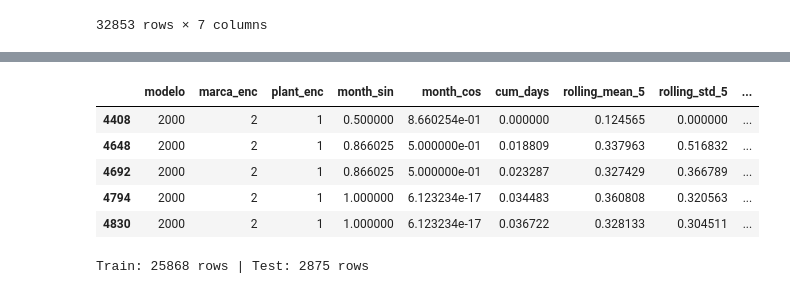
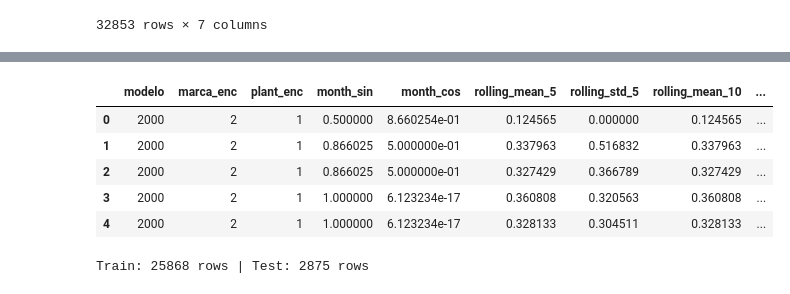
Before and after one commit to DanaGtzDev/gcc, a Jupyter notebook: parametric_aft_model.ipynb, the cells around one changed output, grey strips where cells are left out. Drawn from its saved outputs; the diff is of its cells as text; code cells hidden in the pictures.

```diff
--- a/parametric_aft_model.ipynb
+++ b/parametric_aft_model.ipynb
@@ -49,36 +113,3 @@ df
 # %%
-# --- 3. FEATURE ENGINEERING ---
-# Encode categoricals on the full dataset
-df['marca_enc'] = le_marca.fit_transform(df['marca'].astype(str))
-df['plant_enc'] = le_plant.fit_transform(df['plant'].astype(str))
-
-# Calculate inter-event time (the target) within each equipment group
-df['days_diff'] = df.groupby('equipment')['created_on'].diff().dt.days
-
-# Drop first row of each equipment (no prior event to measure from)
-df = df.dropna(subset=['days_diff'])
-
-# Clip to positive values (AFT requires duration > 0)
-df = df[df['days_diff'] > 0].copy()
-
-# Rolling statistics (computed per-equipment)
-def add_rolling_features(group):
-    log_diff = np.log1p(group['days_diff'])
-    for w in [5, 10, 20, 30]:
-        group[f'rolling_mean_{w}'] = log_diff.rolling(w, min_periods=1).mean()
-        group[f'rolling_std_{w}']  = log_diff.rolling(w, min_periods=1).std().fillna(0)
-    return group
-
-df = df.groupby('equipment', group_keys=False).apply(add_rolling_features)
-
-# Temporal features
-df['month']     = df['created_on'].dt.month
-df['month_sin'] = np.sin(2 * np.pi * df['month'] / 12)
-df['month_cos'] = np.cos(2 * np.pi * df['month'] / 12)
-df['cum_days']  = df.groupby('equipment')['created_on'].transform(
-    lambda x: (x - x.min()).dt.days
-)
-
-print(f"Dataset shape after preprocessing: {df.shape}")
-df[['days_diff']].describe()
+df.head()
 # %% [output]
@@ -101,41 +147,40 @@ feature_cols = [
     'modelo',
     'marca_enc',
     'plant_enc',
     'month_sin',
     'month_cos',
-    'cum_days',
     'rolling_mean_5',
     'rolling_std_5',
     'rolling_mean_10',
     'rolling_std_10',
     'rolling_mean_20',
     'rolling_std_20',
     'rolling_mean_30',
     'rolling_std_30',
 ]
 
 model_df = df[feature_cols + ['days_diff']].copy()
 model_df['event_observed'] = 1  # All events are fully observed
 
 # Normalize continuous covariates (helps optimizer convergence)
-cont_cols = ['cum_days', 'rolling_mean_5', 'rolling_std_5',
+cont_cols = ['rolling_mean_5', 'rolling_std_5',
              'rolling_mean_10', 'rolling_std_10',
              'rolling_mean_20', 'rolling_std_20',
              'rolling_mean_30', 'rolling_std_30']
 
 for col in cont_cols:
     col_range = model_df[col].max() - model_df[col].min()
     if col_range > 0:
         model_df[col] = (model_df[col] - model_df[col].min()) / col_range
 
 model_df.head()
 # %% [output]
-|  | modelo | marca_enc | plant_enc | month_sin | month_cos | cum_days | rolling_mean_5 | rolling_std_5 | ... |
-| 4408 | 2000 | 2 | 1 | 0.500000 | 8.660254e-01 | 0.000000 | 0.124565 | 0.000000 | ... |
-| 4648 | 2000 | 2 | 1 | 0.866025 | 5.000000e-01 | 0.018809 | 0.337963 | 0.516832 | ... |
-| 4692 | 2000 | 2 | 1 | 0.866025 | 5.000000e-01 | 0.023287 | 0.327429 | 0.366789 | ... |
-| 4794 | 2000 | 2 | 1 | 1.000000 | 6.123234e-17 | 0.034483 | 0.360808 | 0.320563 | ... |
-| 4830 | 2000 | 2 | 1 | 1.000000 | 6.123234e-17 | 0.036722 | 0.328133 | 0.304511 | ... |
+|  | modelo | marca_enc | plant_enc | month_sin | month_cos | rolling_mean_5 | rolling_std_5 | rolling_mean_10 | ... |
+| 0 | 2000 | 2 | 1 | 0.500000 | 8.660254e-01 | 0.124565 | 0.000000 | 0.124565 | ... |
+| 1 | 2000 | 2 | 1 | 0.866025 | 5.000000e-01 | 0.337963 | 0.516832 | 0.337963 | ... |
+| 2 | 2000 | 2 | 1 | 0.866025 | 5.000000e-01 | 0.327429 | 0.366789 | 0.327429 | ... |
+| 3 | 2000 | 2 | 1 | 1.000000 | 6.123234e-17 | 0.360808 | 0.320563 | 0.360808 | ... |
+| 4 | 2000 | 2 | 1 | 1.000000 | 6.123234e-17 | 0.328133 | 0.304511 | 0.328133 | ... |
 # %%
 # --- 5. TRAIN / TEST SPLIT ---
 train_df, test_df = train_test_split(model_df, test_size=0.1, random_state=42)
```
Also changed, not shown: parts of 14 cells of this notebook, 26 other files.
